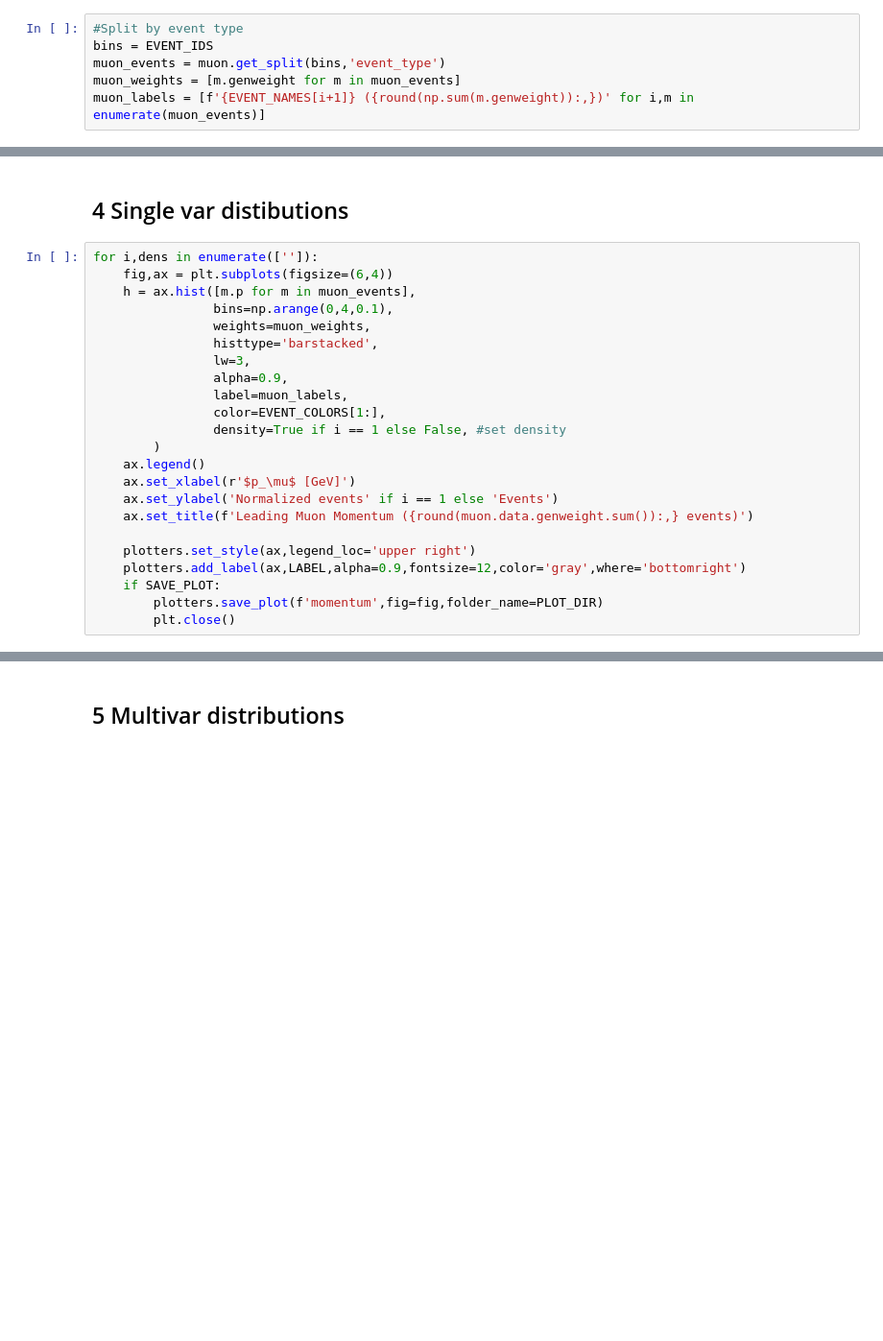
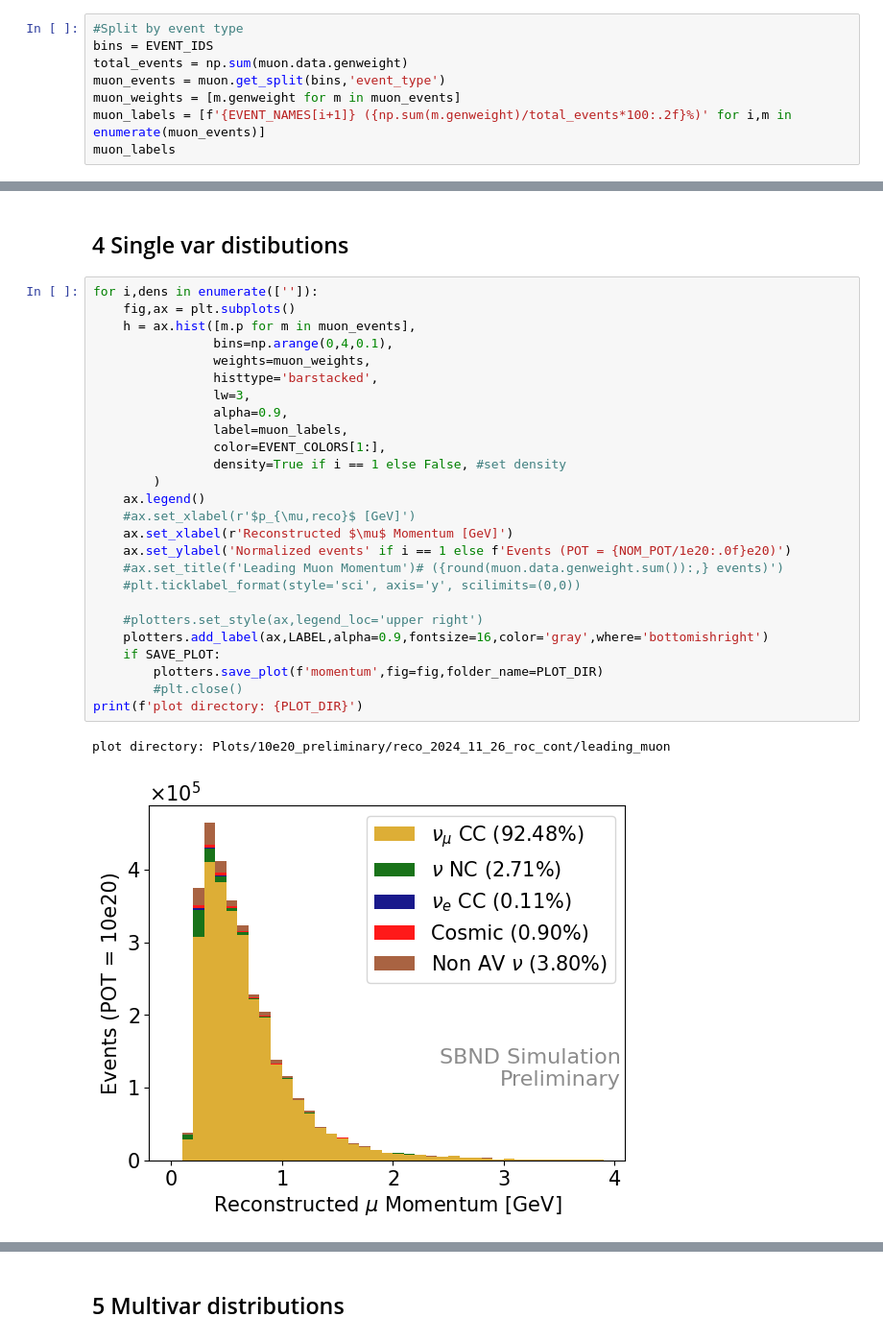
Before and after one commit to bear-is-asleep/mynumu_reco, a Jupyter notebook: leading_muon.ipynb, the cells around one changed output, grey strips where cells are left out. Shown at 96% size. Cells and saved outputs as stored; diff of their text form; blank space fills up the shorter version.

```diff
--- a/leading_muon.ipynb
+++ b/leading_muon.ipynb
@@ -111,6 +132,8 @@ muon.assign_prism_bins(key='truth.p.prism_theta',assign_key='truth.prism_bin')
 # %%
 #Split by event type
 bins = EVENT_IDS
+total_events = np.sum(muon.data.genweight)
 muon_events = muon.get_split(bins,'event_type')
 muon_weights = [m.genweight for m in muon_events]
-muon_labels = [f'{EVENT_NAMES[i+1]} ({round(np.sum(m.genweight)):,})' for i,m in enumerate(muon_events)]
+muon_labels = [f'{EVENT_NAMES[i+1]} ({np.sum(m.genweight)/total_events*100:.2f}%)' for i,m in enumerate(muon_events)]
+muon_labels
@@ -140,26 +173,32 @@ for i,t in enumerate([True,False]):
 ## 4 Single var distibutions
 # %%
 for i,dens in enumerate(['']):
-    fig,ax = plt.subplots(figsize=(6,4))
+    fig,ax = plt.subplots()
     h = ax.hist([m.p for m in muon_events],
                 bins=np.arange(0,4,0.1),
                 weights=muon_weights,
                 histtype='barstacked',
                 lw=3,
                 alpha=0.9,
                 label=muon_labels,
                 color=EVENT_COLORS[1:],
                 density=True if i == 1 else False, #set density
         )
     ax.legend()
-    ax.set_xlabel(r'$p_\mu$ [GeV]')
-    ax.set_ylabel('Normalized events' if i == 1 else 'Events')
-    ax.set_title(f'Leading Muon Momentum ({round(muon.data.genweight.sum()):,} events)')
+    #ax.set_xlabel(r'$p_{\mu,reco}$ [GeV]')
+    ax.set_xlabel(r'Reconstructed $\mu$ Momentum [GeV]')
+    ax.set_ylabel('Normalized events' if i == 1 else f'Events (POT = {NOM_POT/1e20:.0f}e20)')
+    #ax.set_title(f'Leading Muon Momentum')# ({round(muon.data.genweight.sum()):,} events)')
+    #plt.ticklabel_format(style='sci', axis='y', scilimits=(0,0))
 
-    plotters.set_style(ax,legend_loc='upper right')
-    plotters.add_label(ax,LABEL,alpha=0.9,fontsize=12,color='gray',where='bottomright')
+    #plotters.set_style(ax,legend_loc='upper right')
+    plotters.add_label(ax,LABEL,alpha=0.9,fontsize=16,color='gray',where='bottomishright')
     if SAVE_PLOT:
         plotters.save_plot(f'momentum',fig=fig,folder_name=PLOT_DIR)
-        plt.close()
+        #plt.close()
+print(f'plot directory: {PLOT_DIR}')
+# %% [output]
+plot directory: Plots/10e20_preliminary/reco_2024_11_26_roc_cont/leading_muon
+[figure, added]
 # %%
 for i,dens in enumerate(['']):
```
Also changed, not shown: parts of 21 cells of this notebook, 7 other files.
